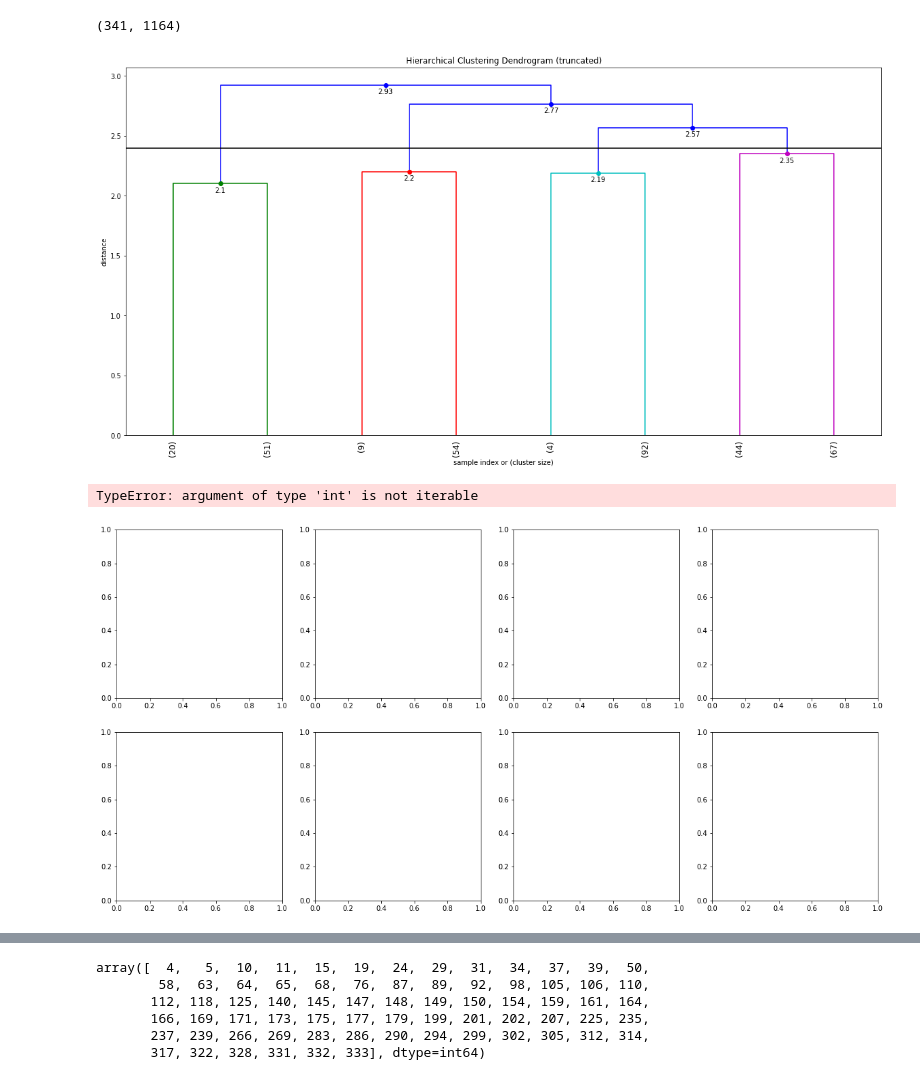
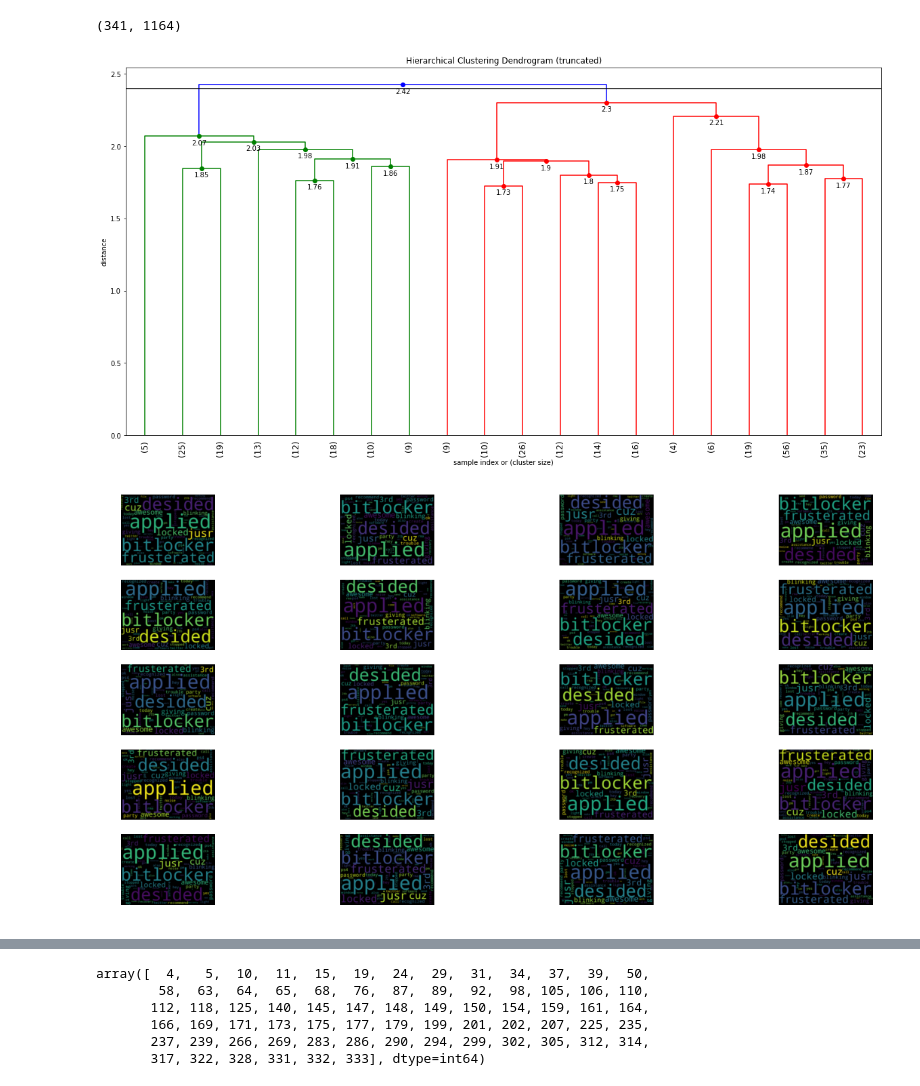
Before and after one commit to kingsharaman/Twitter-analysis, a Jupyter notebook: Twitter Customer Support Analysis (channel).ipynb, the cells around one changed output, grey strips where cells are left out. Cells and saved outputs as stored; diff of their text form; code cells hidden in the pictures.

```diff
--- a/Twitter Customer Support Analysis (channel).ipynb
+++ b/Twitter Customer Support Analysis (channel).ipynb
@@ -264,7 +264,7 @@ def wlocal(tf):
 def wglobal(df, total_docs):
     return 1
 
-tfidf = TfidfModel(doc_term_matrix, dictionary=dictionary, smartirs="bnc")
+tfidf = TfidfModel(doc_term_matrix, dictionary=dictionary, smartirs="btc")
 weighted_corpus = tfidf[doc_term_matrix]
 
 
@@ -311,39 +311,40 @@ fancy_dendrogram(
     leaf_rotation=90.,
     leaf_font_size=12.,  # font size for the x axis labels
     truncate_mode = "lastp",
-    p=8,
+    p=20,
     max_d=2.4
 );
 # %% [output]
-[figure, old version]
+[figure, new version]
 # %%
 from scipy.cluster.hierarchy import fcluster
 
-k = 8
+k = 20
 clusters = fcluster(Z, k, criterion='maxclust')
 
 clustered_docs = []
 
 for cidx in range(k):
     cluster_indices = np.where(clusters == cidx + 1)[0]
     clustered_docs.append([token for i, doc in enumerate(docs) if i in cluster_indices for token in doc])
 
 clustered_dict = Dictionary(clustered_docs)
 clustered_corpus = [clustered_dict.doc2bow(doc) for doc in clustered_docs]
-clustered_tfidfs = [[(clustered_dict[token_id], imp) for token_id, imp in doc] for doc in tfidf[clustered_corpus]]
+
+tfidf = TfidfModel(clustered_corpus, dictionary=clustered_dict, smartirs="btc")
 
 ncols = 4
 nrows = int(k / 4)
 
-fig, axes = plt.subplots(nrows, ncols, figsize=(20, 10))
+fig, axes = plt.subplots(nrows, ncols, figsize=(20, 10), squeeze=False)
 for r in range(nrows):
     for c in range(ncols):
-        token_imp = dict(clustered_tfidfs[i])
+        doc_cluster = tfidf[clustered_corpus][i]
+        token_imp = dict([(clustered_dict[token_id], imp) for token_id, imp in tfidf[clustered_corpus][i]])
         word_cloud = WordCloud(width=1000, height=750).generate_from_frequencies(token_imp)
         axes[r, c].imshow(word_cloud, interpolation='bilinear')
         axes[r, c].axis("off");
 
 # plt.tight_layout()
 # %% [output]
-TypeError: argument of type 'int' is not iterable
-[figure, old version]
+[figure, new version]
```
Also changed, not shown: parts of 7 cells of this notebook, 1 other file.
